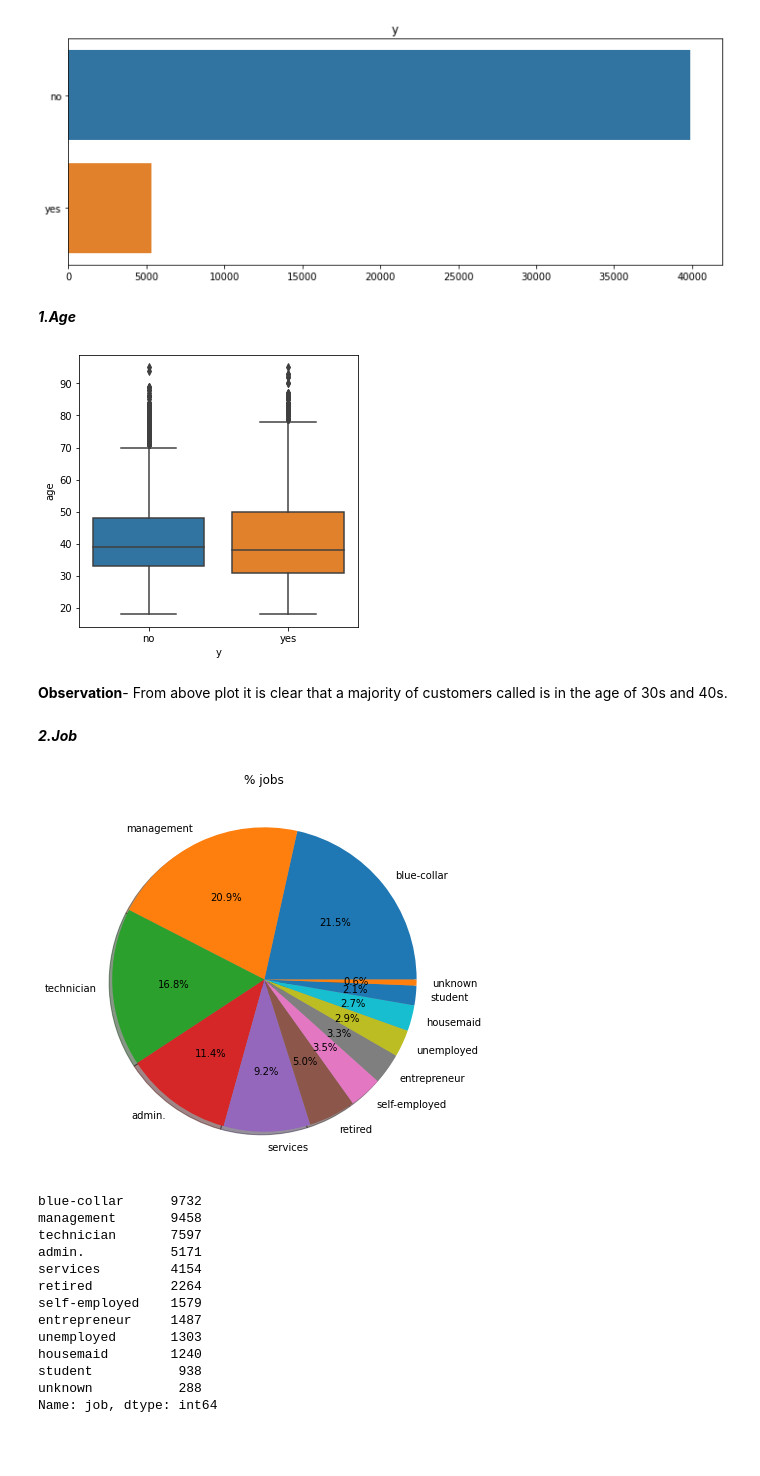
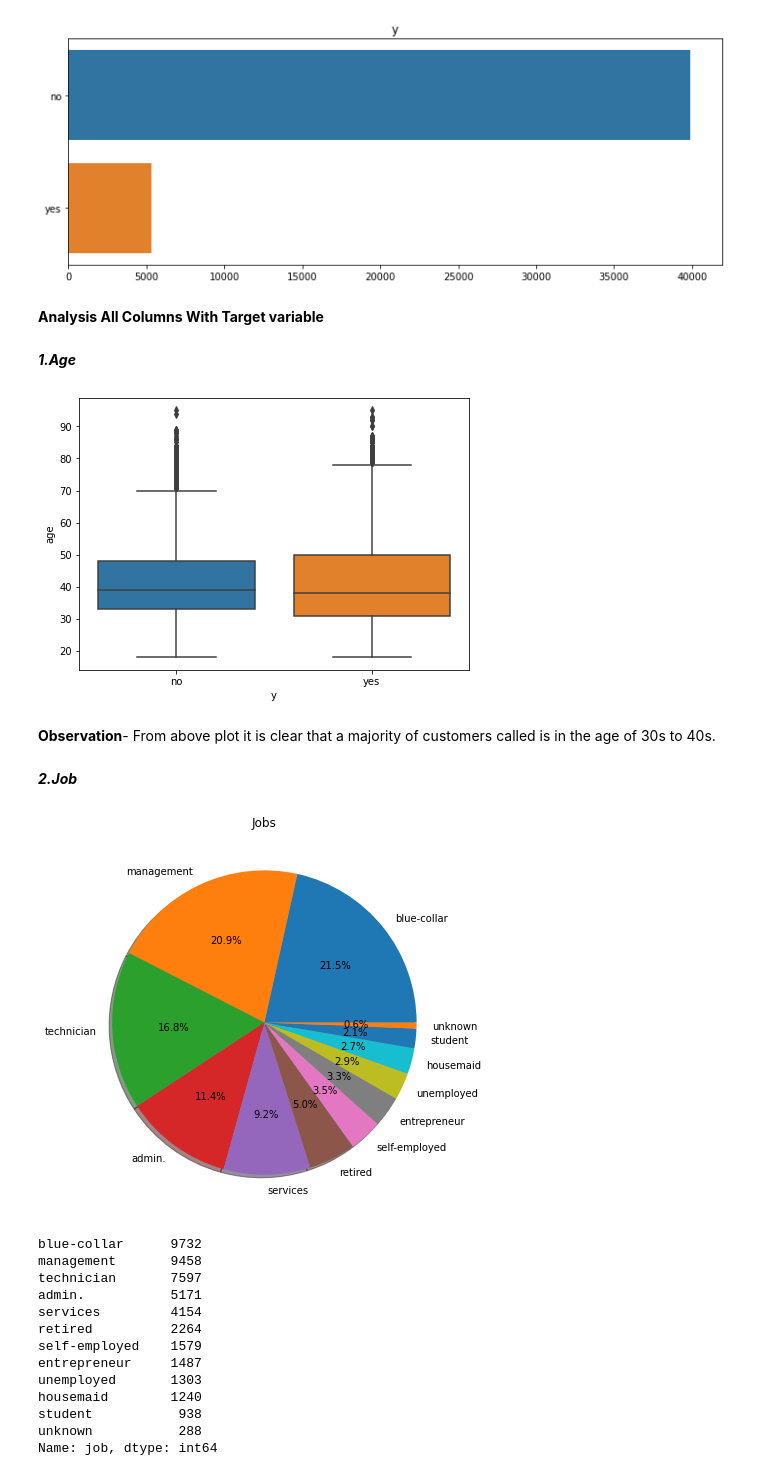
Before and after one commit to Ankushsaini90/-Bank-Marketing-Effectiveness-Prediction-, a Jupyter notebook: Bank_Marketing_Effectiveness_Prediction_Capstone_Project.ipynb, the cells around one changed output. Saved outputs shown, nothing was run; the diff lists cells and outputs as text; code cells hidden in the pictures; blank space fills up the shorter version.

```diff
--- a/Bank_Marketing_Effectiveness_Prediction_Capstone_Project.ipynb
+++ b/Bank_Marketing_Effectiveness_Prediction_Capstone_Project.ipynb
@@ -202,27 +202,29 @@ for col in categorcial_variables:
 [figure]
 [figure]
 [figure]
+# %% [markdown]
+ **Analysis All Columns With Target variable**
 # %% [markdown]
 ***1.Age***
 # %%
-# Plotting the box plot for outliers
-plt.figure(figsize=(5,5))
+# Plotting the box plot
+plt.figure(figsize=(7,5))
 sns.boxplot(y='age',x="y", data= data)
 plt.show()
 # %% [output]
-[figure, old version]
+[figure, new version]
 # %% [markdown]
-**Observation**- From above plot it is clear that a majority of customers called is in the age of 30s and 40s.
+**Observation**- From above plot it is clear that a majority of customers called is in the age of 30s to 40s.
 # %% [markdown]
 ***2.Job***
 # %%
-#pie plot of job categorical feature
+#pie plot of job
 plt.figure(figsize=(7,7))
 plt.pie(data.job.value_counts(),labels=data.job.value_counts().index,shadow = True,autopct='%1.1f%%')
-plt.title('% jobs')
+plt.title('Jobs')
 plt.show()
 # %% [output]
-[figure, old version]
+[figure, new version]
 # %%
 data.job.value_counts()
 # %% [output]
```
Also changed, not shown: parts of 80 cells of this notebook.
